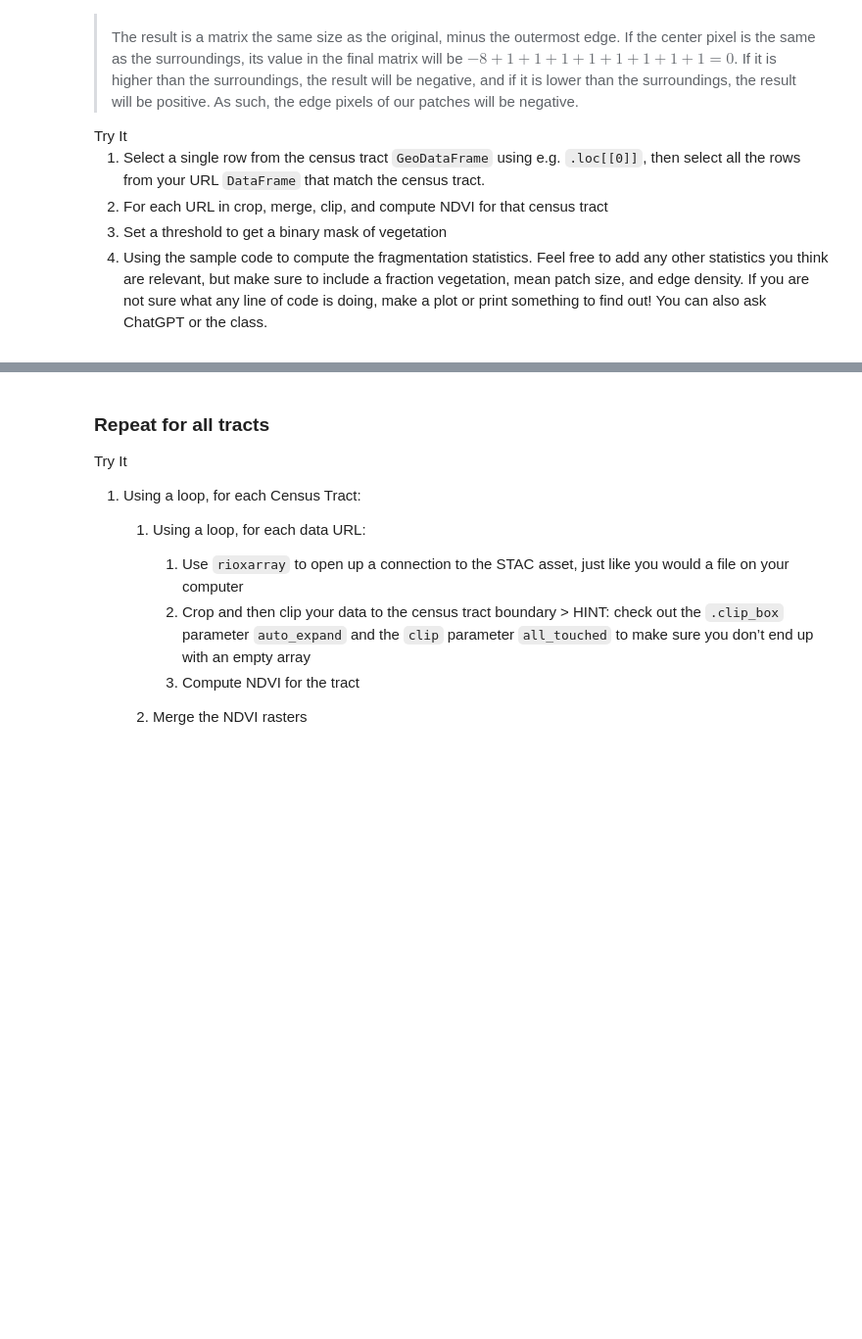
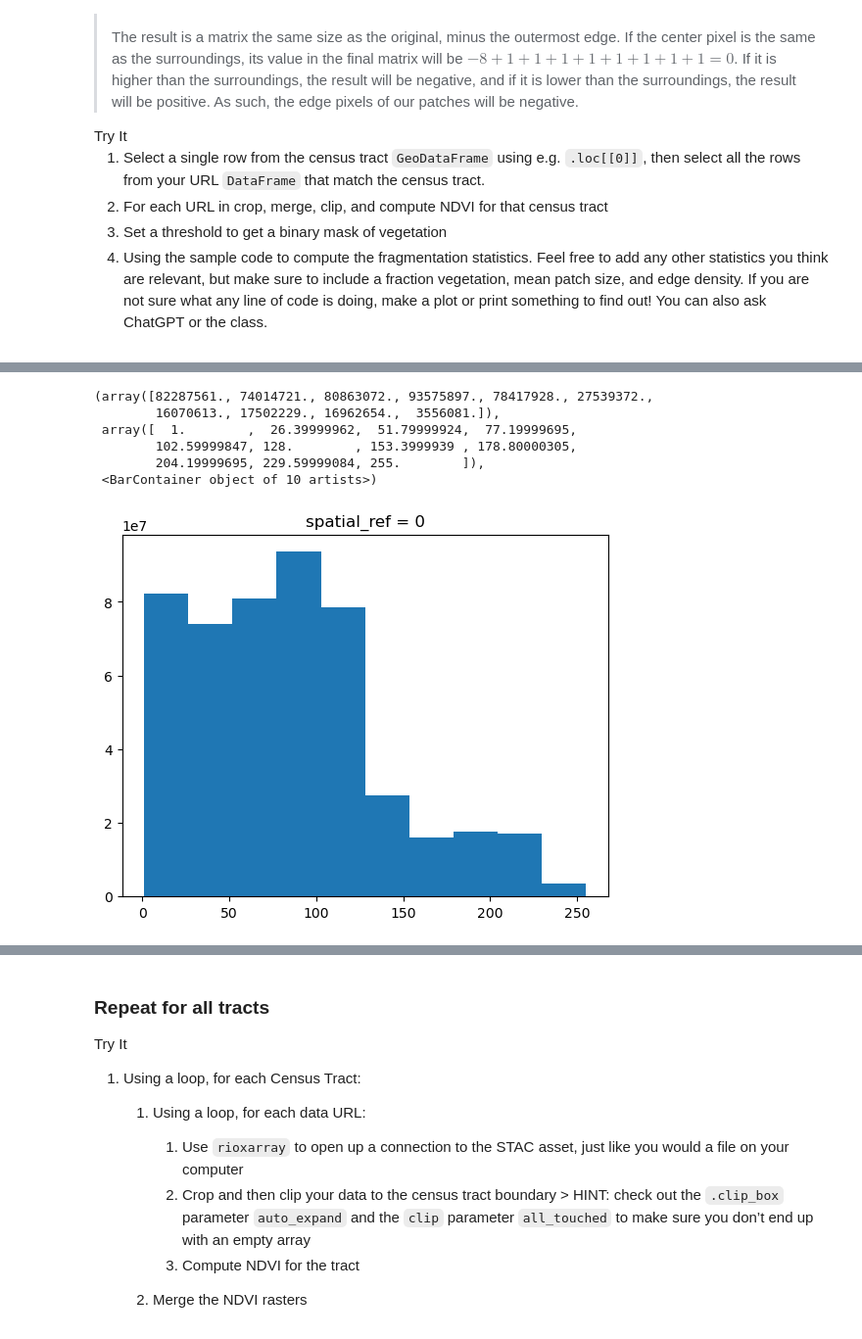
Before and after one commit to earthlab-education/big-data-hanried, a Jupyter notebook: big-data.ipynb, the cells around one changed output, grey strips where cells are left out. Shown at 98% size. Drawn from its saved outputs; the diff is of its cells as text; code cells hidden in the pictures; blank space fills up the shorter version.

```diff
--- a/big-data.ipynb
+++ b/big-data.ipynb
@@ -687,0 +726,10 @@ if not scene_dfs is None:
+# %%
+tile_da.plot()
+# %% [output]
+(array([82287561., 74014721., 80863072., 93575897., 78417928., 27539372.,
+        16070613., 17502229., 16962654.,  3556081.]),
+ array([  1.        ,  26.39999962,  51.79999924,  77.19999695,
+        102.59999847, 128.        , 153.3999939 , 178.80000305,
+        204.19999695, 229.59999084, 255.        ]),
+ <BarContainer object of 10 artists>)
+[figure, added]
```
Also changed, not shown: parts of 6 cells of this notebook.
